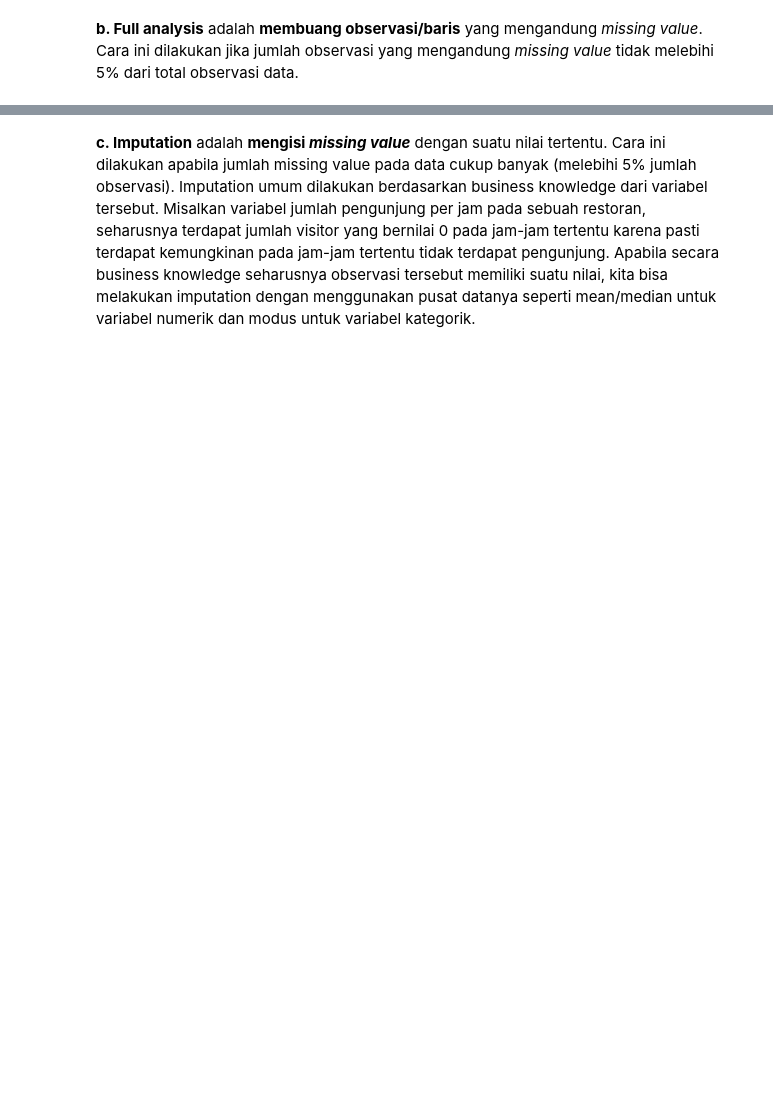
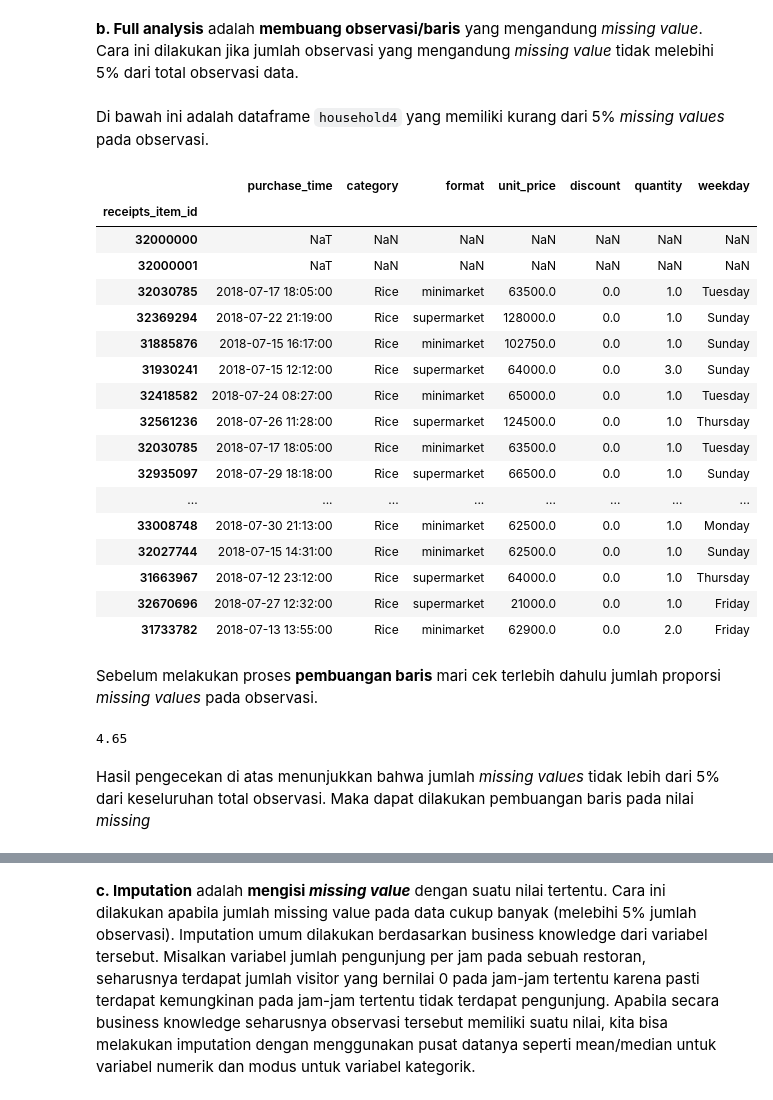
Before and after one commit to tomytjandra/askalgo-py-content, a Jupyter notebook: 02. EDA.ipynb, the cells around one changed output, grey strips where cells are left out. Saved outputs shown, nothing was run; the diff lists cells and outputs as text; code cells hidden in the pictures; blank space fills up the shorter version.

```diff
--- a/02. EDA.ipynb
+++ b/02. EDA.ipynb
@@ -245,2 +292,43 @@ Terdapat berbagai cara menangani data yang mengandung *missing value*, yang pali
 # %% [markdown]
 **b. Full analysis** adalah **membuang observasi/baris** yang mengandung *missing value*. Cara ini dilakukan jika jumlah observasi yang mengandung *missing value* tidak melebihi 5% dari total observasi data.
+# %%
+household = pd.read_csv("data_input/household.csv", index_col=1, parse_dates=['purchase_time'])
+household.drop(['receipt_id', 'yearmonth', 'sub_category'], axis=1, inplace=True)
+household['weekday'] = household['purchase_time'].dt.day_name()
+import math
+x=[i for i in range(32000000, 32000002)]
+x.insert(2,32030785)
+household4 = household.head(6).copy()
+household4 = household4.reindex(x)
+household4 = pd.concat([household4, household.head(40)])
+# %% [markdown]
+Di bawah ini adalah dataframe `household4` yang memiliki kurang dari 5% *missing values* pada observasi.
+# %%
+household4
+# %% [output]
+|  | purchase_time | category | format | unit_price | discount | quantity | weekday |
+| receipts_item_id |  |  |  |  |  |  |  |
+| 32000000 | NaT | NaN | NaN | NaN | NaN | NaN | NaN |
+| 32000001 | NaT | NaN | NaN | NaN | NaN | NaN | NaN |
+| 32030785 | 2018-07-17 18:05:00 | Rice | minimarket | 63500.0 | 0.0 | 1.0 | Tuesday |
+| 32369294 | 2018-07-22 21:19:00 | Rice | supermarket | 128000.0 | 0.0 | 1.0 | Sunday |
+| 31885876 | 2018-07-15 16:17:00 | Rice | minimarket | 102750.0 | 0.0 | 1.0 | Sunday |
+| 31930241 | 2018-07-15 12:12:00 | Rice | supermarket | 64000.0 | 0.0 | 3.0 | Sunday |
+| 32418582 | 2018-07-24 08:27:00 | Rice | minimarket | 65000.0 | 0.0 | 1.0 | Tuesday |
+| 32561236 | 2018-07-26 11:28:00 | Rice | supermarket | 124500.0 | 0.0 | 1.0 | Thursday |
+| 32030785 | 2018-07-17 18:05:00 | Rice | minimarket | 63500.0 | 0.0 | 1.0 | Tuesday |
+| 32935097 | 2018-07-29 18:18:00 | Rice | supermarket | 66500.0 | 0.0 | 1.0 | Sunday |
+| ... | ... | ... | ... | ... | ... | ... | ... |
+| 33008748 | 2018-07-30 21:13:00 | Rice | minimarket | 62500.0 | 0.0 | 1.0 | Monday |
+| 32027744 | 2018-07-15 14:31:00 | Rice | minimarket | 62500.0 | 0.0 | 1.0 | Sunday |
+| 31663967 | 2018-07-12 23:12:00 | Rice | supermarket | 64000.0 | 0.0 | 1.0 | Thursday |
+| 32670696 | 2018-07-27 12:32:00 | Rice | supermarket | 21000.0 | 0.0 | 1.0 | Friday |
+| 31733782 | 2018-07-13 13:55:00 | Rice | minimarket | 62900.0 | 0.0 | 2.0 | Friday |
+# %% [markdown]
+Sebelum melakukan proses **pembuangan baris** mari cek terlebih dahulu jumlah proporsi *missing values* pada observasi.
+# %%
+((household4.isna().sum().sum()/household4.size)*100).round(2)
+# %% [output]
+4.65
+# %% [markdown]
+Hasil pengecekan di atas menunjukkan bahwa jumlah *missing values* tidak lebih dari 5% dari keseluruhan total observasi. Maka dapat dilakukan pembuangan baris pada nilai *missing*
```
Also changed, not shown: parts of 26 cells of this notebook, 1 other file.
